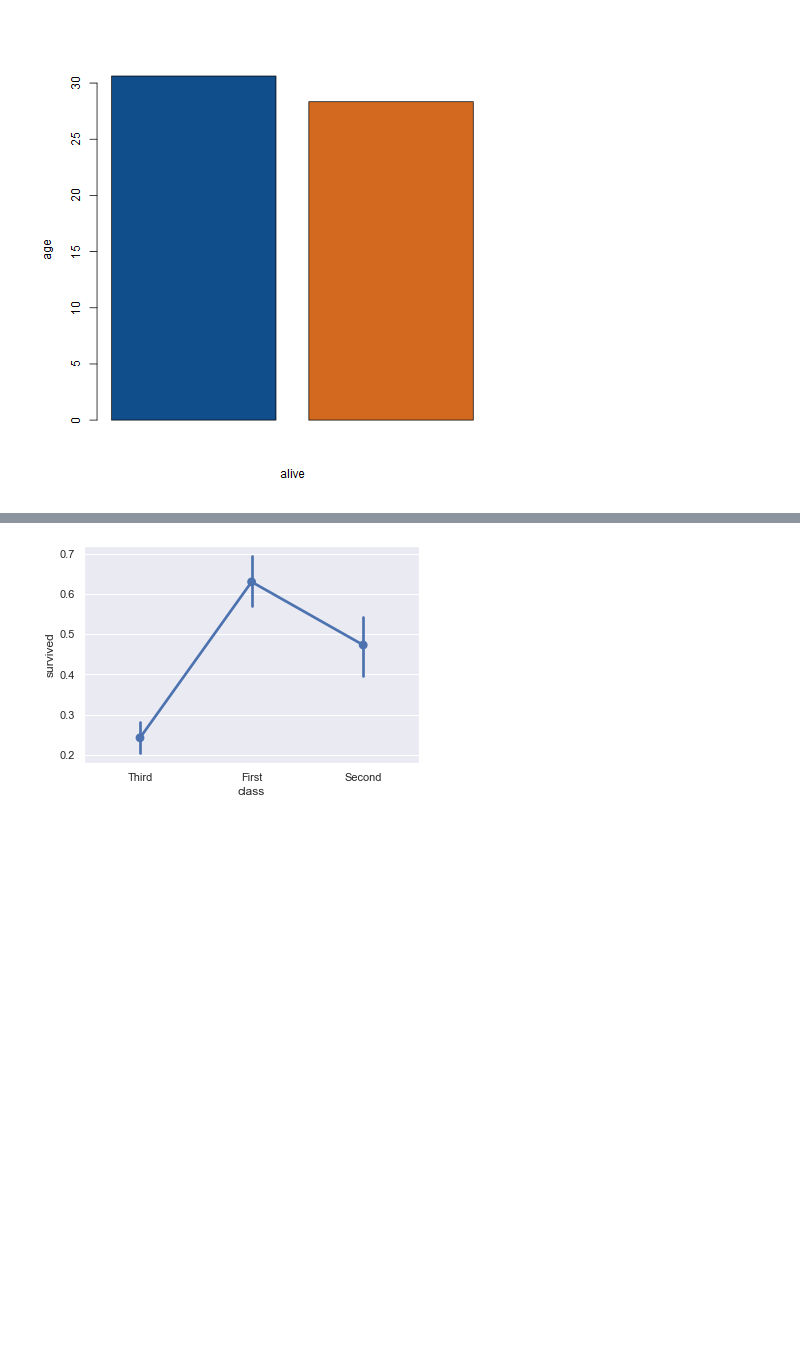
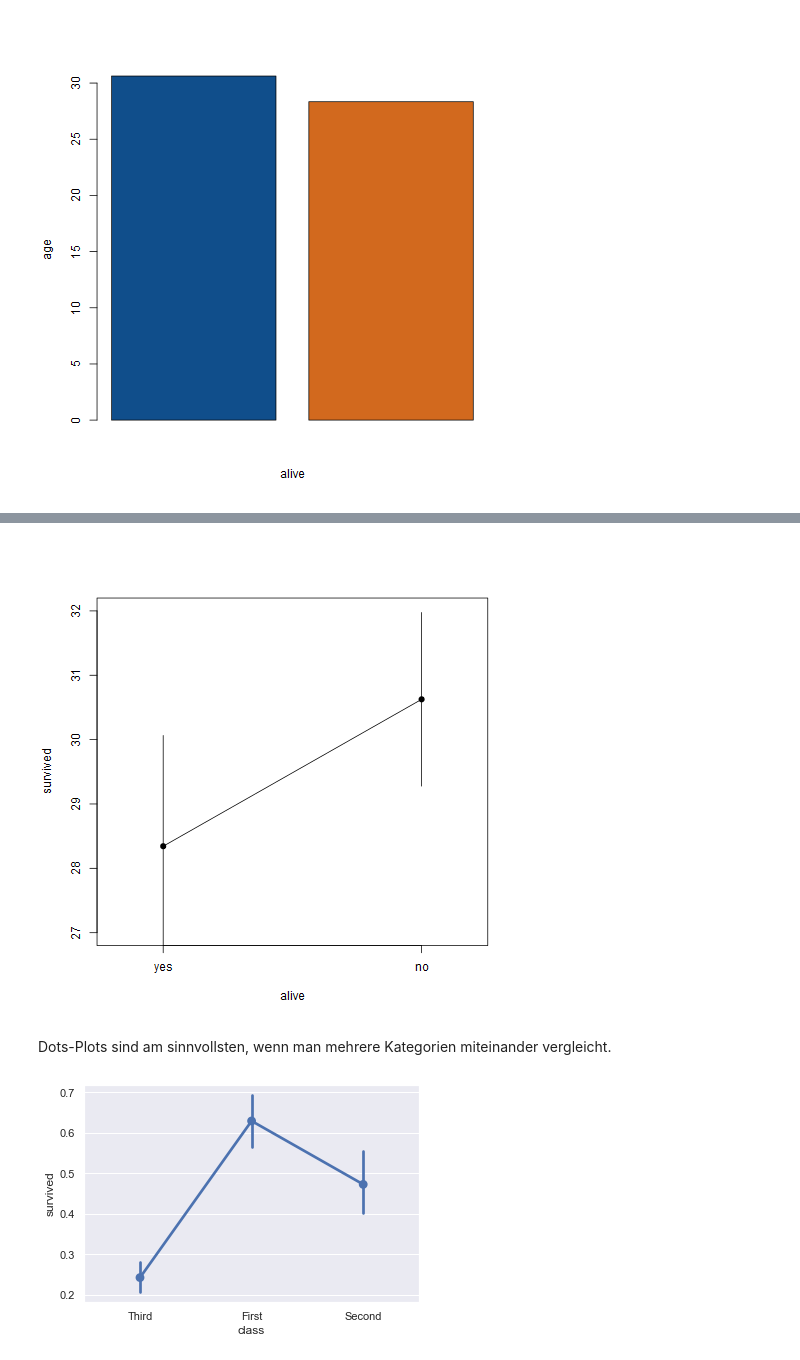
Before and after one commit to kurbaniec/everything-data-science, a Jupyter notebook: Data-Visualization/Qualitative-Daten.ipynb, the cells around one changed output, grey strips where cells are left out. Drawn from its saved outputs; the diff is of its cells as text; code cells hidden in the pictures; blank space fills up the shorter version.

```diff
--- a/Data-Visualization/Qualitative-Daten.ipynb
+++ b/Data-Visualization/Qualitative-Daten.ipynb
@@ -204,3 +213,19 @@ Dotcharts in r, wie scatter plots, nur mit linien verbunden, kategorien müssen
+# %%
+%%R
+# Remove axis labels: https://stackoverflow.com/questions/1154242/remove-plot-axis-values
+# Add own axis labels: https://stackoverflow.com/questions/5182238/replace-x-axis-with-own-values
+# Draw segment lines: https://stackoverflow.com/a/24933288/12347616
+x <- c(1, 2)
+y <- c(mean(na.omit(ti$age[ti$alive=="yes"])), mean(na.omit(ti$age[ti$alive=="no"])))
+conf <- c(ci(na.omit(ti$age[ti$alive=="yes"])), ci(na.omit(ti$age[ti$alive=="no"])))
+plot(x, y, xaxt="n", xlab="alive", ylab="survived", pch=19, , ylim=c(27, 32), xlim=c(0.8, 2.2))
+segments(x, y-conf, x, y+conf)
+lines(x, y)
+axis(1, at=1:2, labels=c("yes", "no"))
+# %% [output]
+[figure, added]
+# %% [markdown]
+Dots-Plots sind am sinnvollsten, wenn man mehrere Kategorien miteinander vergleicht.
 # %%
 # Shows the proportion of survivors for each passenger class
 sns.pointplot(x='class', y='survived', data=ti);
```
Also changed, not shown: parts of 8 cells of this notebook.
